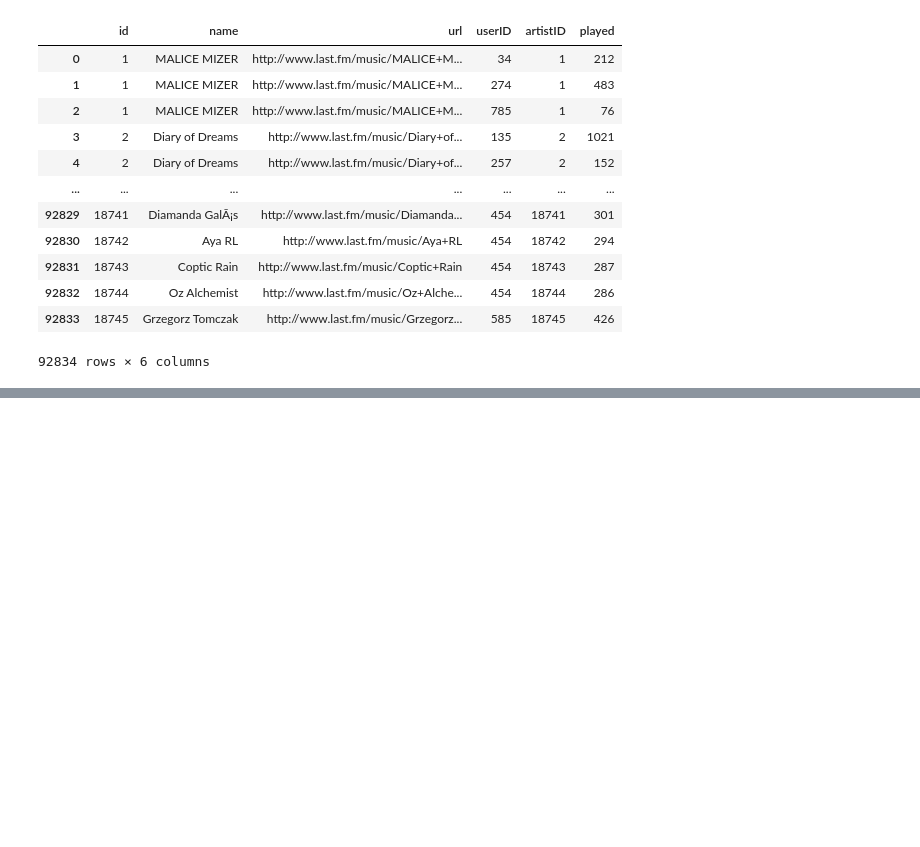
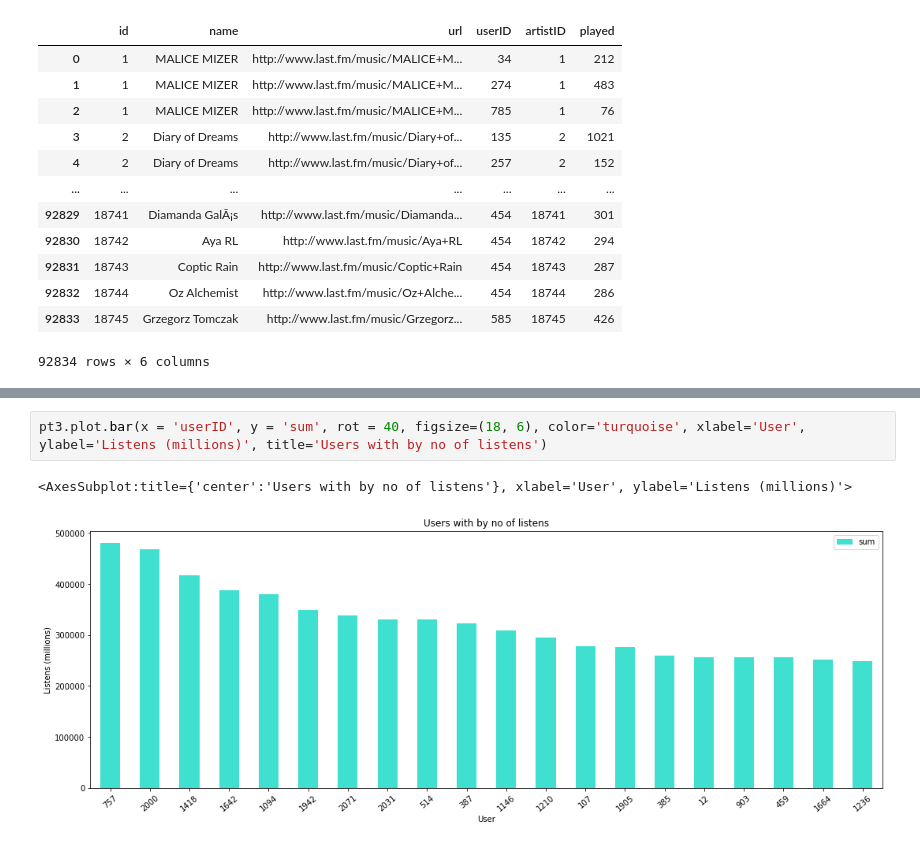
Before and after one commit to kiansweeney11/Ca4015-final-assignment, a Jupyter notebook: recommender.ipynb, the cells around one changed output, grey strips where cells are left out. Drawn from its saved outputs; the diff is of its cells as text; blank space fills up the shorter version.

```diff
--- a/recommender.ipynb
+++ b/recommender.ipynb
@@ -299,0 +385,5 @@ played
+# %%
+pt3.plot.bar(x = 'userID', y = 'sum', rot = 40, figsize=(18, 6), color='turquoise', xlabel='User', ylabel='Listens (millions)', title='Users with by no of listens')
+# %% [output]
+<AxesSubplot:title={'center':'Users with by no of listens'}, xlabel='User', ylabel='Listens (millions)'>
+[figure, added]
```
Also changed, not shown: parts of 15 cells of this notebook.
